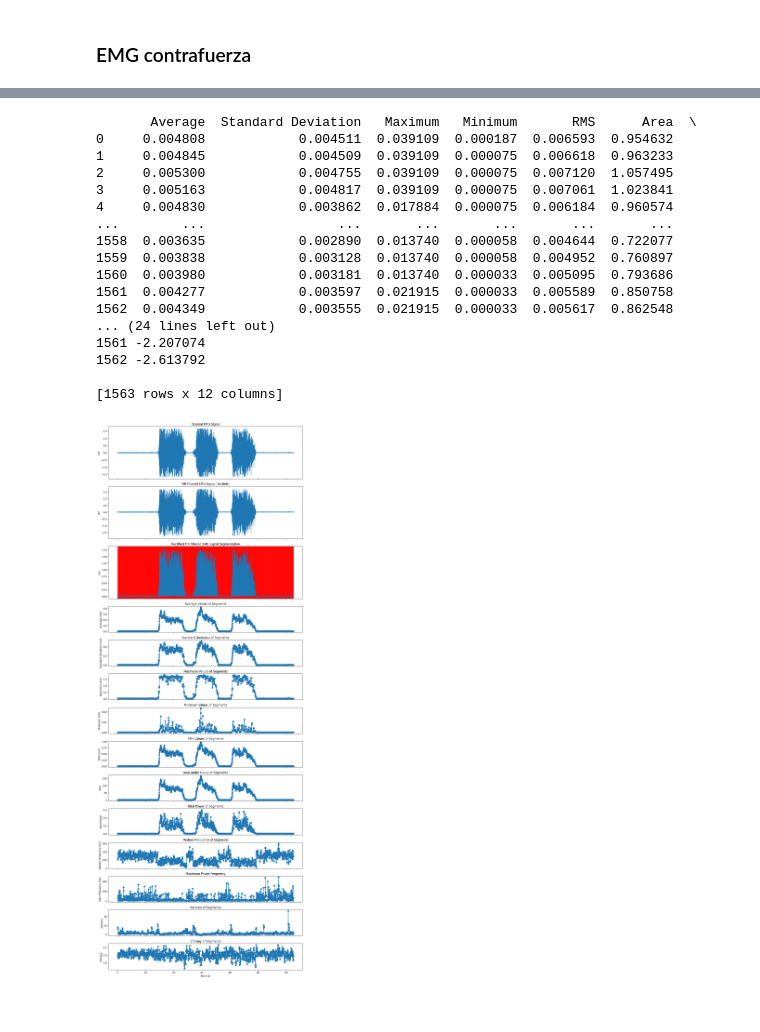
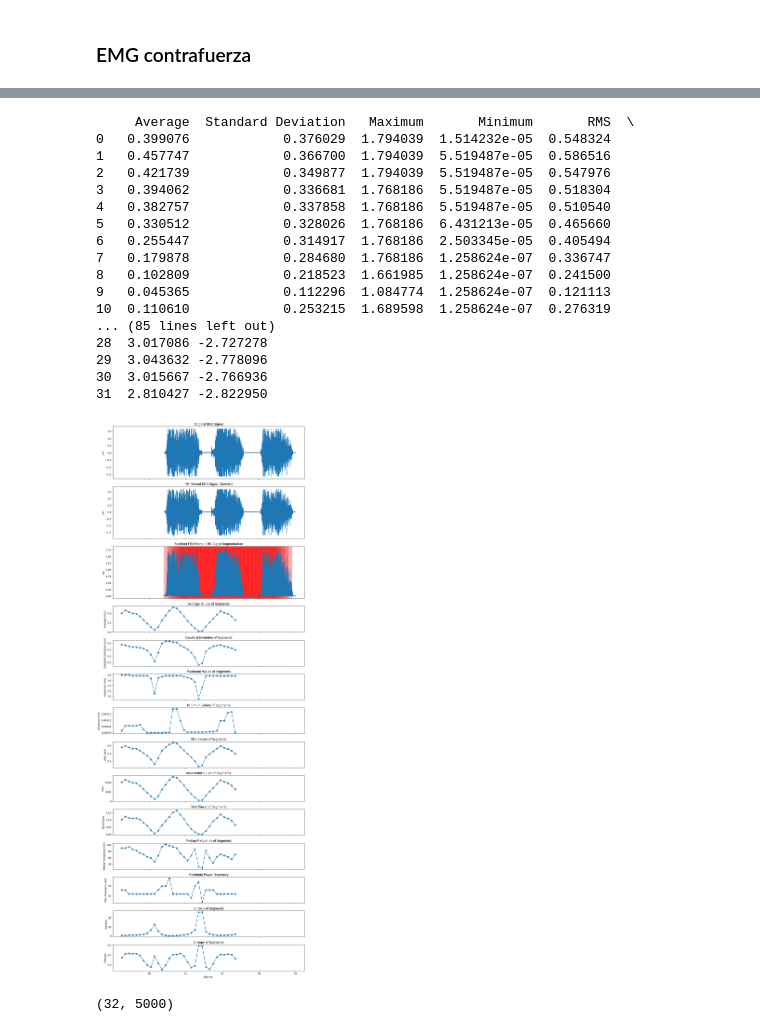
Before and after one commit to diego-taquiri/ECGMortalityPredictor, a Jupyter notebook: Documentación/Laboratorio 14/Diego Taquiri/emg-generate-filtered-windows.ipynb, the cells around one changed output, grey strips where cells are left out. Drawn from its saved outputs; the diff is of its cells as text; code cells hidden in the pictures.

```diff
--- a/Documentación/Laboratorio 14/Diego Taquiri/emg-generate-filtered-windows.ipynb
+++ b/Documentación/Laboratorio 14/Diego Taquiri/emg-generate-filtered-windows.ipynb
@@ -28,19 +26,22 @@ from sklearn.metrics import mean_squared_error
 # %% [markdown]
 ### EMG isometrico
 # %%
-data=np.loadtxt("./../Laboratorio 04/emg_raw_data/isb-isometrico-armando/opensignals_98D3B1FD3DA9_2024-04-12_12-16-36.txt",skiprows=3)
+data=np.loadtxt("./../../Laboratorio 04/emg_raw_data/isb-isometrico-armando/opensignals_98D3B1FD3DA9_2024-04-12_12-16-36.txt",skiprows=3)
 
 # Convert bits to mV and center the signal
 bits = 10  # Bits de la salida
 volt_range = 3.3  # Rango de voltaje en milivoltios
 data_mV = (data[:, 5] * volt_range / (2**bits - 1))  # Convertir los bits a mV
 data_mV_centered = data_mV - np.mean(data_mV)  # Centrar la señal
+low_cutoff=14000
+high_cutoff=30500
 
+data_mV_centered = data_mV_centered[low_cutoff:high_cutoff]
 # Rectify the signal (full-wave rectification)
 data_mV_rectified = np.abs(data_mV_centered)
 
 time = np.arange(len(data_mV))/1000
-
+time =time[low_cutoff:high_cutoff]
 plt.figure(figsize=(20,12))
 
 plt.plot(time,data_mV_centered)
@@ -54,5 +55,5 @@ plt.title('EMG isométrico persona 1', fontsize=45)
 plt.tight_layout()
 
 
-plt.savefig("plots/isb-isometrico-armando.png")
+#plt.savefig("plots/isb-isometrico-armando.png")
 # %% [output]
@@ -285,7 +253,7 @@ for i in range(segments.shape[0]):
         'channel': segment_data
     })
 
-    csv_file_path = os.path.join(save_dir, f'isometrico_segment_{i+1}.csv')
+    csv_file_path = os.path.join(save_dir, f'isometrico.segment{i+1}.csv')
     df.to_csv(csv_file_path, index=False)
 
 print("CSV files saved successfully!")
@@ -294,17 +262,21 @@ CSV files saved successfully!
 # %% [markdown]
 ### EMG contrafuerza
 # %%
-data=np.loadtxt("./../Laboratorio 04/emg_raw_data/isb-contrafuerza-armando/opensignals_98D3B1FD3DA9_2024-04-12_12-19-52.txt",skiprows=3)
+data=np.loadtxt("./../../Laboratorio 04/emg_raw_data/isb-contrafuerza-armando/opensignals_98D3B1FD3DA9_2024-04-12_12-19-52.txt",skiprows=3)
 
 bits = 10 # Bits de la salida
 volt_range = 3.3 #Rango de voltaje en milivoltios
 data_mV = (data[:,5] * volt_range/(2**bits - 1)) # convertir los bits a mV
 data_mV_centered = data_mV - np.mean(data_mV)  # Centrar la señal
+low_cutoff=14000
+high_cutoff=50000
 
+data_mV_centered = data_mV_centered[low_cutoff:high_cutoff]
 # Rectify the signal (full-wave rectification)
 data_mV_rectified = np.abs(data_mV_centered)
 
 time = np.arange(len(data_mV))/1000
+time =time[low_cutoff:high_cutoff]
 
 plt.figure(figsize=(20,12))
 
@@ -318,7 +290,7 @@ plt.ylabel('mV', fontsize=45)
 plt.title('EMG contrafuerza persona 1', fontsize=45)
 plt.tight_layout()
 
-plt.savefig("plots/isb-contrafuerza-armando.png")
+#plt.savefig("plots/isb-contrafuerza-armando.png")
 
 #Tomamos solo 5 segundos de la señal
 y_1=data_mV[15000:20000]
@@ -350,8 +322,8 @@ def segment_signal(signal, segment_length, increment, sampling_rate):
     return np.array(segments), segment_samples, increment_samples, np.arange(0, len(signal) - segment_samples + 1, increment_samples)
 
 # Segment parameters
-segment_length = 200
-increment = 40
+segment_length = 5000
+increment = 1000
 sampling_rate = 1000
 
 # Segment the rectified filtered signal
@@ -457,49 +429,53 @@ axs[8].set_title('Area under Curve of Segments')
 axs[9].plot(mean_times, features_df['Total Power'], marker='o')
 axs[9].set_ylabel('Total Power')
 axs[9].set_title('Total Power of Segments')
 
 # Plot Median Frequency values
 axs[10].plot(mean_times, features_df['Median Frequency'], marker='o')
 axs[10].set_ylabel('Median Frequency (Hz)')
 axs[10].set_title('Median Frequency of Segments')
 
 # Plot Max Frequency values
 axs[11].plot(mean_times, features_df['Max Frequency'], marker='o')
 axs[11].set_ylabel('Max Frequency (Hz)')
 axs[11].set_title('Maximum Power Frequency')
 
 # Plot Kurtosis values
 axs[12].plot(mean_times, features_df['Kurtosis'], marker='o')
 axs[12].set_ylabel('Kurtosis')
 axs[12].set_title('Kurtosis of Segments')
 
 # Plot Entropy values
 axs[13].plot(mean_times, features_df['Entropy'], marker='o')
 axs[13].set_ylabel('Entropy')
 axs[13].set_title('Entropy of Segments')
 
 axs[13].set_xlabel('Time (s)')
 
 plt.tight_layout()
-plt.savefig("plots/isb-contrafuerza-armando-feature-extracion.png")
+#plt.savefig("plots/isb-contrafuerza-armando-feature-extracion.png")
 
 plt.show()
 # %% [output]
-       Average  Standard Deviation   Maximum   Minimum       RMS      Area  \
-0     0.004808            0.004511  0.039109  0.000187  0.006593  0.954632
-1     0.004845            0.004509  0.039109  0.000075  0.006618  0.963233
-2     0.005300            0.004755  0.039109  0.000075  0.007120  1.057495
-3     0.005163            0.004817  0.039109  0.000075  0.007061  1.023841
-4     0.004830            0.003862  0.017884  0.000075  0.006184  0.960574
-...        ...                 ...       ...       ...       ...       ...
-1558  0.003635            0.002890  0.013740  0.000058  0.004644  0.722077
-1559  0.003838            0.003128  0.013740  0.000058  0.004952  0.760897
-1560  0.003980            0.003181  0.013740  0.000033  0.005095  0.793686
-1561  0.004277            0.003597  0.021915  0.000033  0.005589  0.850758
-1562  0.004349            0.003555  0.021915  0.000033  0.005617  0.862548
-... (24 lines left out)
-1561 -2.207074
-1562 -2.613792
-
-[1563 rows x 12 columns]
+     Average  Standard Deviation   Maximum       Minimum       RMS  \
+0   0.399076            0.376029  1.794039  1.514232e-05  0.548324
+1   0.457747            0.366700  1.794039  5.519487e-05  0.586516
+2   0.421739            0.349877  1.794039  5.519487e-05  0.547976
+3   0.394062            0.336681  1.768186  5.519487e-05  0.518304
+4   0.382757            0.337858  1.768186  5.519487e-05  0.510540
+5   0.330512            0.328026  1.768186  6.431213e-05  0.465660
+6   0.255447            0.314917  1.768186  2.503345e-05  0.405494
+7   0.179878            0.284680  1.768186  1.258624e-07  0.336747
+8   0.102809            0.218523  1.661985  1.258624e-07  0.241500
+9   0.045365            0.112296  1.084774  1.258624e-07  0.121113
+10  0.110610            0.253215  1.689598  1.258624e-07  0.276319
+... (85 lines left out)
+28  3.017086 -2.727278
+29  3.043632 -2.778096
+30  3.015667 -2.766936
+31  2.810427 -2.822950
-[figure, old version]
+[figure, new version]
+# %%
+np.shape(segments)
+# %% [output]
+(32, 5000)
```
Also changed, not shown: parts of 7 cells of this notebook, 13 other files.
